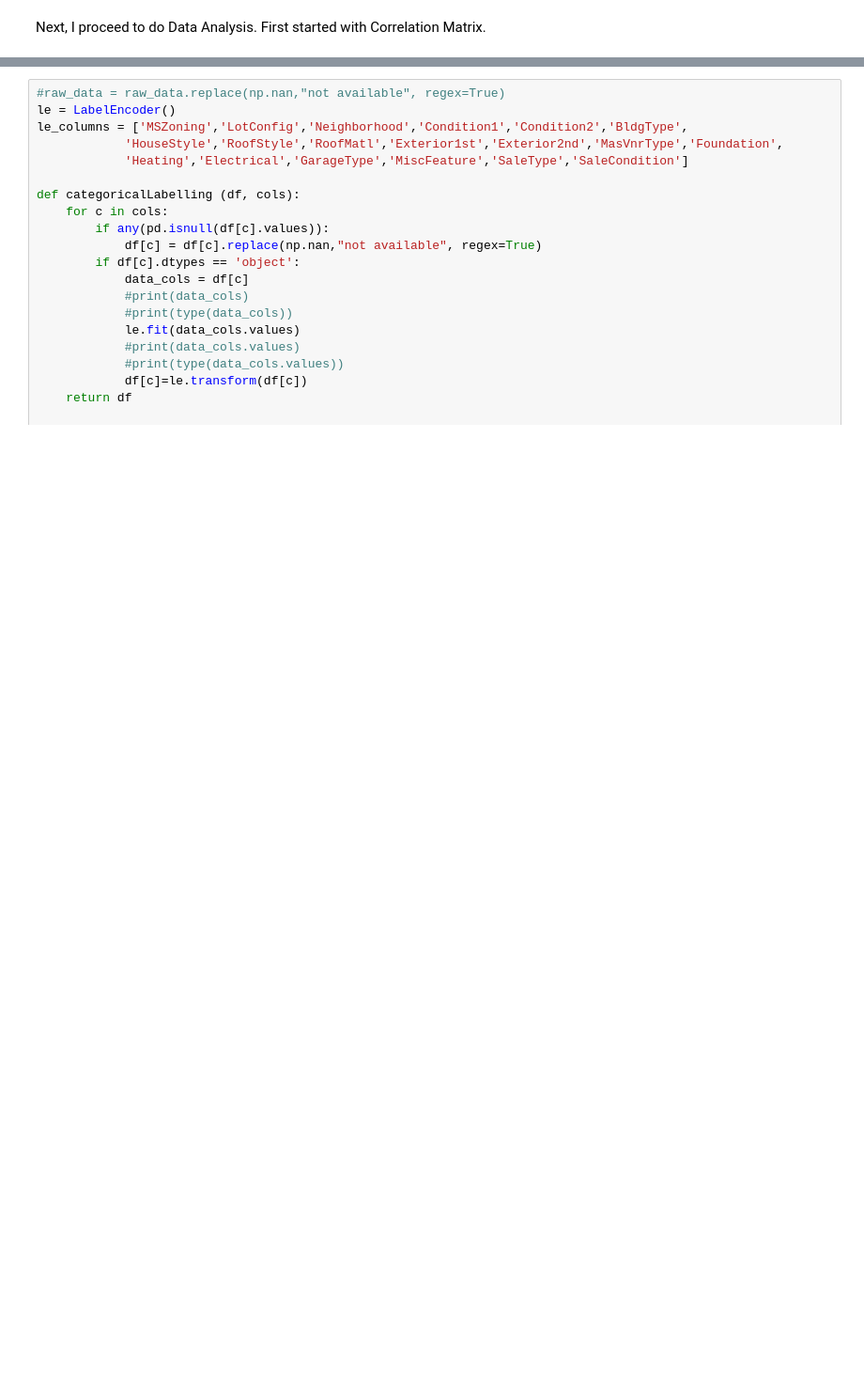
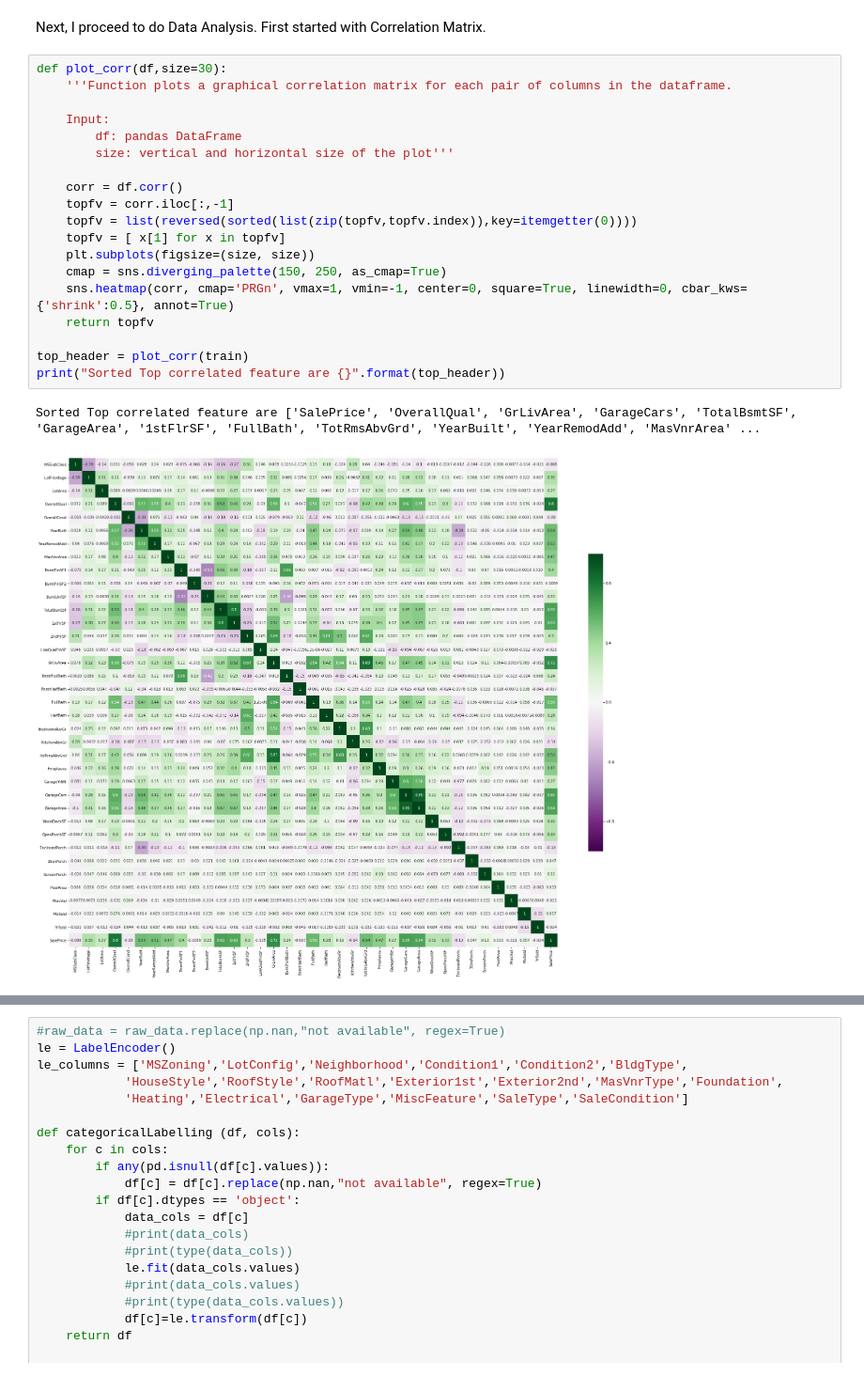
Before and after one commit to kaajun/kaggle-HousePrice, a Jupyter notebook: HousePrices/KaggleHousePrices.ipynb, the cells around one changed output, grey strips where cells are left out. Shown at 94% size. Drawn from its saved outputs; the diff is of its cells as text; blank space fills up the shorter version.

Commit message:
added Correlation Matrix

```diff
--- a/HousePrices/KaggleHousePrices.ipynb
+++ b/HousePrices/KaggleHousePrices.ipynb
@@ -178,3 +190,25 @@ Test data shape is (1459, 79)
 # %% [markdown]
 Next, I proceed to do Data Analysis.
 First started with Correlation Matrix.
+# %%
+def plot_corr(df,size=30):
+    '''Function plots a graphical correlation matrix for each pair of columns in the dataframe.
+
+    Input:
+        df: pandas DataFrame
+        size: vertical and horizontal size of the plot'''
+
+    corr = df.corr()
+    topfv = corr.iloc[:,-1]
+    topfv = list(reversed(sorted(list(zip(topfv,topfv.index)),key=itemgetter(0))))
+    topfv = [ x[1] for x in topfv]
+    plt.subplots(figsize=(size, size))
+    cmap = sns.diverging_palette(150, 250, as_cmap=True)
+    sns.heatmap(corr, cmap='PRGn', vmax=1, vmin=-1, center=0, square=True, linewidth=0, cbar_kws={'shrink':0.5}, annot=True)
+    return topfv
+
+top_header = plot_corr(train)
+print("Sorted Top correlated feature are {}".format(top_header))
+# %% [output]
+Sorted Top correlated feature are ['SalePrice', 'OverallQual', 'GrLivArea', 'GarageCars', 'TotalBsmtSF', 'GarageArea', '1stFlrSF', 'FullBath', 'TotRmsAbvGrd', 'YearBuilt', 'YearRemodAdd', 'MasVnrArea' ...
+[figure, added]
```
Also changed, not shown: parts of 14 cells of this notebook.
